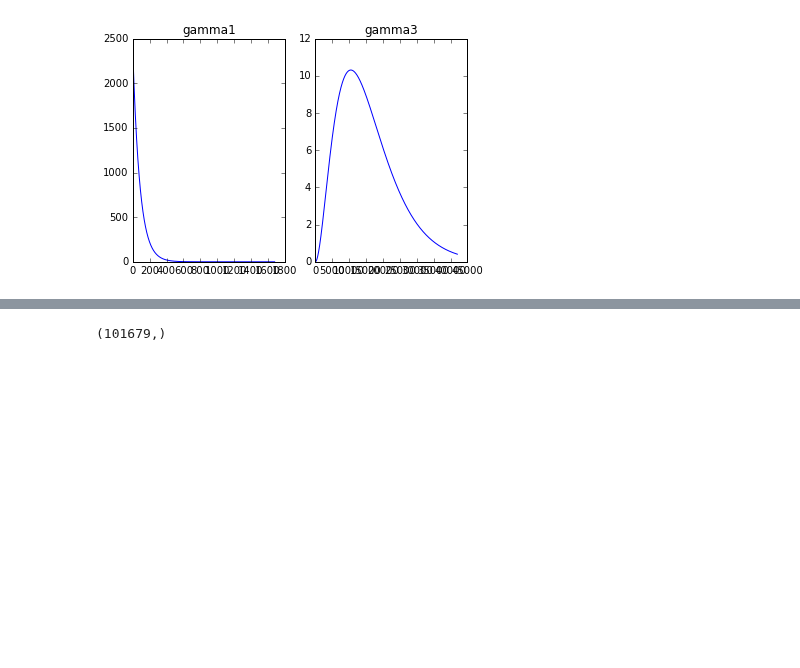
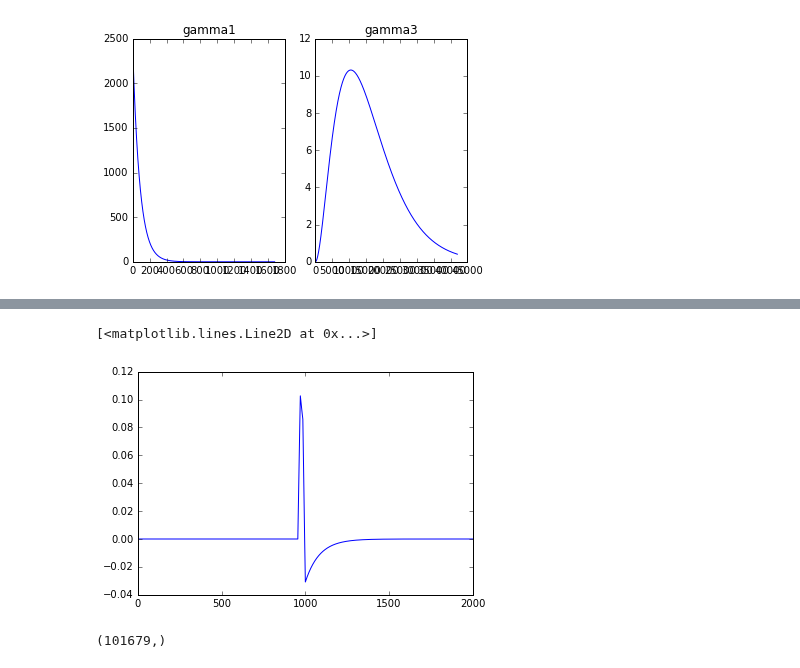
Before and after one commit to pulse2percept/pulse2percept, a Jupyter notebook: python/notebooks/Profile TemporalModel Cascade.ipynb, the cells around one changed output, grey strips where cells are left out. Saved outputs shown, nothing was run; the diff lists cells and outputs as text; code cells hidden in the pictures; blank space fills up the shorter version.

```diff
--- a/python/notebooks/Profile TemporalModel Cascade.ipynb
+++ b/python/notebooks/Profile TemporalModel Cascade.ipynb
@@ -161,0 +166,5 @@ plt.plot(sn.data[9000:11000])
+# %%
+%timeit -n 1000 stationary_nanduri(fr, 14, 3, 16)
+sn = stationary_nanduri(fr, 14, 3, 16)
+plt.plot(sn.data[9000:11000])
+# %% [output]
@@ -162,3 +172,5 @@ plt.plot(sn.data[9000:11000])
+[<matplotlib.lines.Line2D at 0x...>]
+[figure, added]
 # %%
 def slow_response_gthend(sn, gamma):
     # effectivecurrent2brightness has gamma first, then data
```
Also changed, not shown: parts of 8 cells of this notebook, 2 other files.
